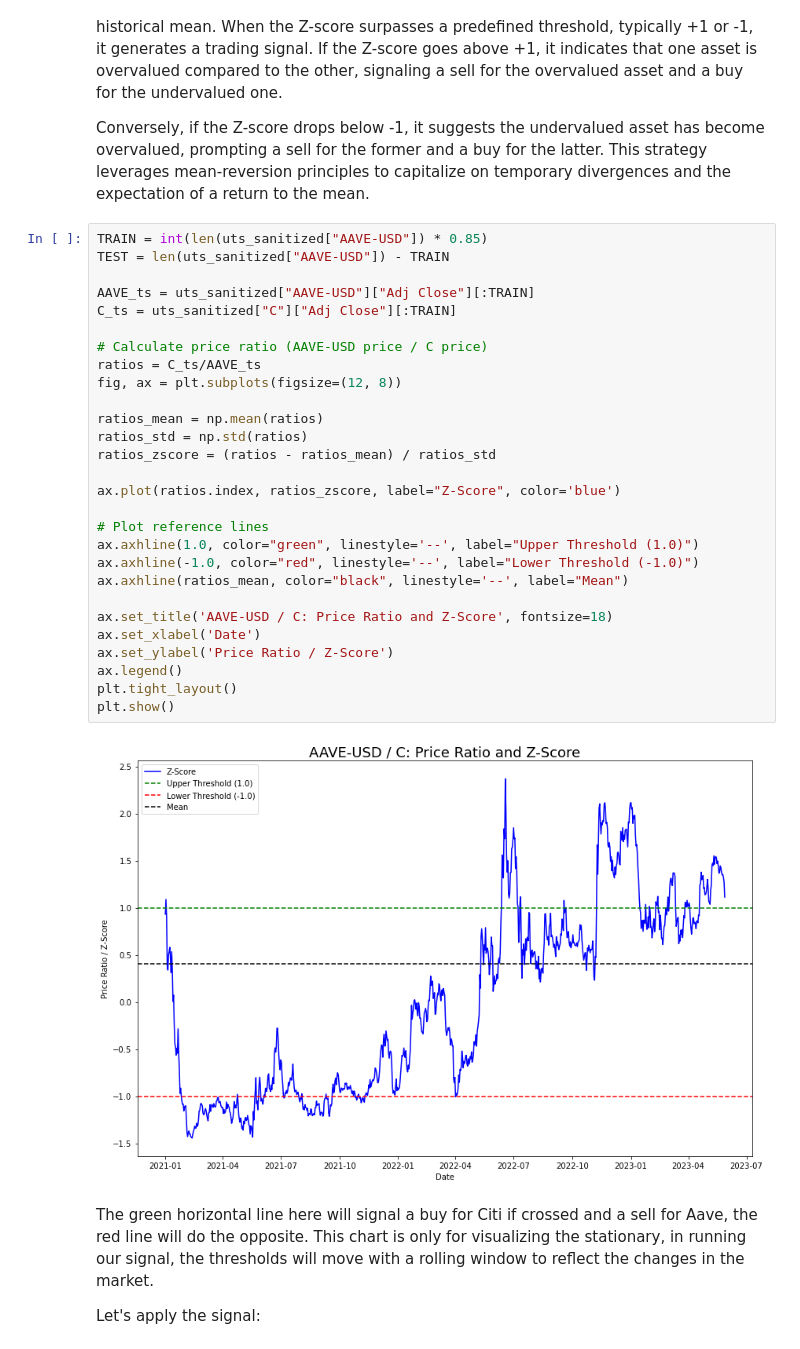
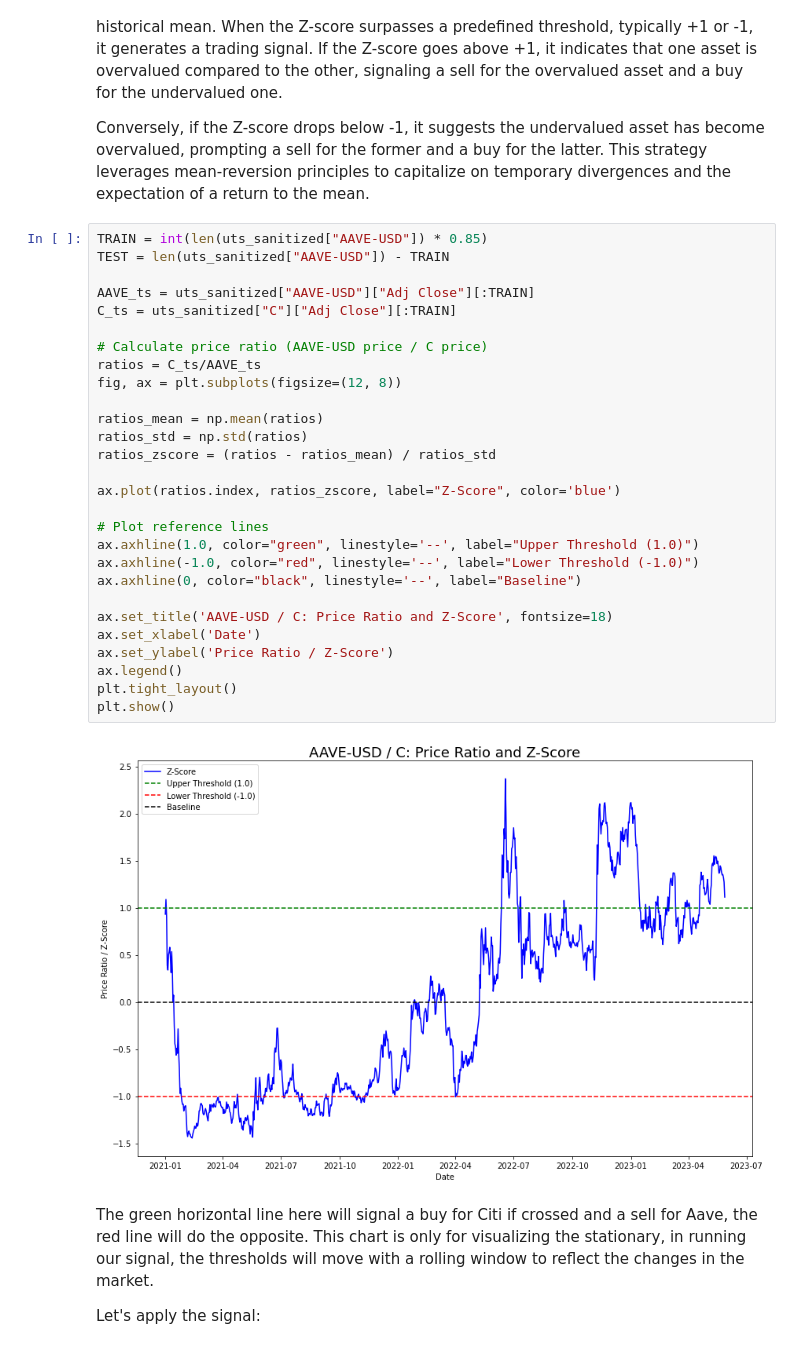
Before and after one commit to adamd1985/quant_research, a Jupyter notebook: pair-trading-quant.ipynb, the cells around one changed output. Drawn from its saved outputs; the diff is of its cells as text.

```diff
--- a/pair-trading-quant.ipynb
+++ b/pair-trading-quant.ipynb
@@ -296,33 +294,33 @@ Conversely, if the Z-score drops below -1, it suggests the undervalued asset has
 # %%
 TRAIN = int(len(uts_sanitized["AAVE-USD"]) * 0.85)
 TEST = len(uts_sanitized["AAVE-USD"]) - TRAIN
 
 AAVE_ts = uts_sanitized["AAVE-USD"]["Adj Close"][:TRAIN]
 C_ts = uts_sanitized["C"]["Adj Close"][:TRAIN]
 
 # Calculate price ratio (AAVE-USD price / C price)
 ratios = C_ts/AAVE_ts
 fig, ax = plt.subplots(figsize=(12, 8))
 
 ratios_mean = np.mean(ratios)
 ratios_std = np.std(ratios)
 ratios_zscore = (ratios - ratios_mean) / ratios_std
 
 ax.plot(ratios.index, ratios_zscore, label="Z-Score", color='blue')
 
 # Plot reference lines
 ax.axhline(1.0, color="green", linestyle='--', label="Upper Threshold (1.0)")
 ax.axhline(-1.0, color="red", linestyle='--', label="Lower Threshold (-1.0)")
-ax.axhline(ratios_mean, color="black", linestyle='--', label="Mean")
+ax.axhline(0, color="black", linestyle='--', label="Baseline")
 
 ax.set_title('AAVE-USD / C: Price Ratio and Z-Score', fontsize=18)
 ax.set_xlabel('Date')
 ax.set_ylabel('Price Ratio / Z-Score')
 ax.legend()
 plt.tight_layout()
 plt.show()
 # %% [output]
-[figure, old version]
+[figure, new version]
 # %% [markdown]
 The green horizontal line here will signal a buy for Citi if crossed and a sell for Aave, the red line will do the opposite. This chart is only for visualizing the stationary, in running our signal, the thresholds will move with a rolling window to reflect the changes in the market.
 
```
Also changed, not shown: parts of 1 cell of this notebook.
